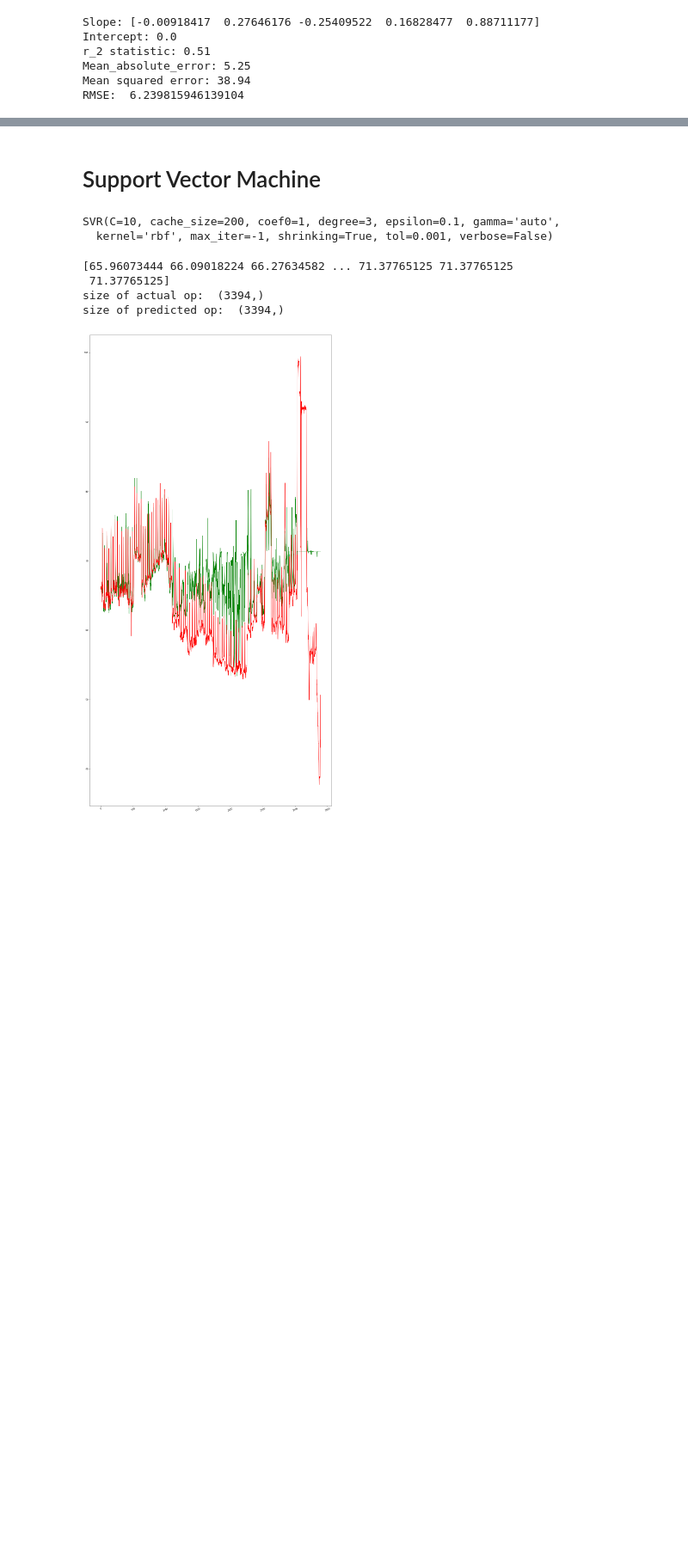
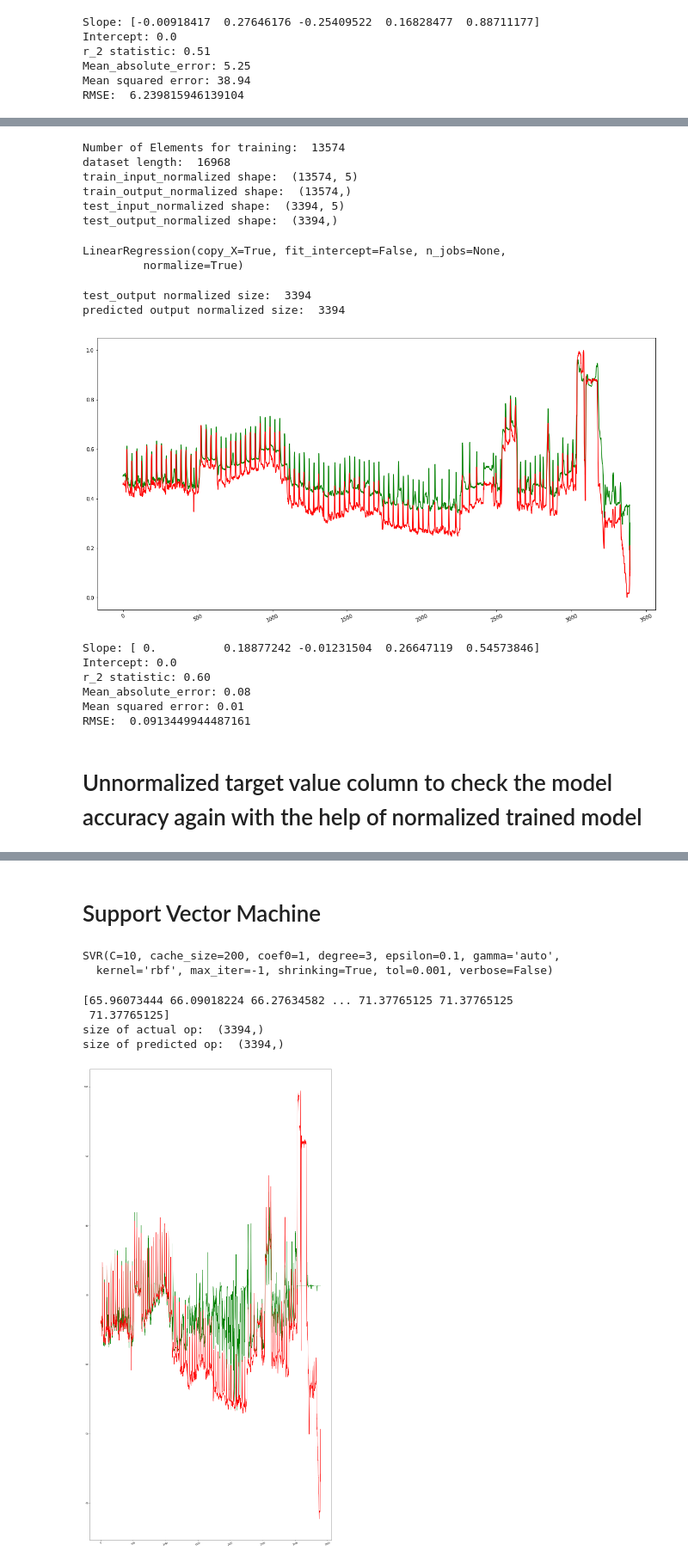
Before and after one commit to atifkarim/Time-Series-Forecasting-Using-Machine-Learning-Algorithm, a Jupyter notebook: Time_series_forecasting_with_regression_method.ipynb, the cells around one changed output, grey strips where cells are left out. Shown at 86% size. Cells and saved outputs as stored; diff of their text form; code cells hidden in the pictures; blank space fills up the shorter version.

```diff
--- a/Time_series_forecasting_with_regression_method.ipynb
+++ b/Time_series_forecasting_with_regression_method.ipynb
@@ -253,0 +257,7 @@ RMSE:  4.528602554635476
+# %%
+from sklearn import preprocessing
+
+min_max_scaler = preprocessing.MinMaxScaler()
+np_scaled = min_max_scaler.fit_transform(multivariate_data_drop_zero)
+# col_label=['AEDATZ_HO_V0','AEWIHO_T9AV2','AEWIHOAVABV2','RWWIHOA_HWT0','AEWIHOAKZ_V0','RWWIHOA_MWT0','AEDAHO_T9_V2']
+multivariate_normalized = pd.DataFrame(np_scaled,index=multivariate_data_drop_zero.index,columns=multivariate_column_label)
@@ -253,0 +274,66 @@ RMSE:  4.528602554635476
+# %%
+dataset_normalized = np.array(multivariate_normalized)
+
+NumberOfElements_Normalized=int(len(dataset_normalized)*0.8)
+print('Number of Elements for training: ',NumberOfElements_Normalized)
+print('dataset length: ',len(dataset_normalized))
+
+train_input_normalized = dataset_normalized[0:NumberOfElements_Normalized,0:-1]
+print('train_input_normalized shape: ',train_input_normalized.shape)
+train_output_normalized = dataset_normalized[0:NumberOfElements_Normalized,-1]
+print('train_output_normalized shape: ',train_output_normalized.shape)
+
+test_input_normalized = dataset_normalized[NumberOfElements_Normalized:len(dataset_normalized),0:-1]
+print('test_input_normalized shape: ',test_input_normalized.shape)
+test_output_normalized = dataset_normalized[NumberOfElements_Normalized:len(dataset_normalized),-1]
+print('test_output_normalized shape: ',test_output_normalized.shape)
+# print('train data size: ',train_data.shape,'\ntest data size: ',test_data.shape)
+# %% [output]
+Number of Elements for training:  13574
+dataset length:  16968
+train_input_normalized shape:  (13574, 5)
+train_output_normalized shape:  (13574,)
+test_input_normalized shape:  (3394, 5)
+test_output_normalized shape:  (3394,)
+# %%
+train_model_normalized = LinearRegression(fit_intercept=False).fit(train_input_normalized,train_output_normalized)
+print(train_model)
+# %% [output]
+LinearRegression(copy_X=True, fit_intercept=False, n_jobs=None,
+         normalize=True)
+# %%
+predicted_output_normalized = train_model_normalized.predict(test_input_normalized)
+print('test_output normalized size: ',test_output_normalized.size)
+print('predicted output normalized size: ',predicted_output_normalized.size)
+# %% [output]
+test_output normalized size:  3394
+predicted output normalized size:  3394
+# %%
+plt.plot(predicted_output_normalized,color='green')
+plt.plot(test_output_normalized,color='red')
+# plt.plot(y,color='red')
+plt.xticks( rotation=25)
+plt.rcParams['figure.figsize'] =(20,10)
+plt.show()
+# %% [output]
+[figure, added]
+# %%
+from sklearn import linear_model
+from sklearn.metrics import mean_squared_error, r2_score, mean_absolute_error
+import math
+print('Slope:' ,train_model_normalized.coef_)
+print('Intercept:', train_model_normalized.intercept_)
+print('r_2 statistic: %.2f' % r2_score(test_output_normalized,predicted_output_normalized))
+print("Mean_absolute_error: %.2f" % mean_absolute_error(test_output_normalized,predicted_output_normalized))
+print("Mean squared error: %.2f" % mean_squared_error(test_output_normalized,predicted_output_normalized))
+RMSE=math.sqrt(mean_squared_error(test_output_normalized,predicted_output_normalized))
+print('RMSE: ',RMSE)
+# %% [output]
+Slope: [ 0.          0.18877242 -0.01231504  0.26647119  0.54573846]
+Intercept: 0.0
+r_2 statistic: 0.60
+Mean_absolute_error: 0.08
+Mean squared error: 0.01
+RMSE:  0.0913449944487161
+# %% [markdown]
+# Unnormalized target value column to check the model accuracy again with the help of normalized trained model
```
Also changed, not shown: parts of 10 cells of this notebook.
